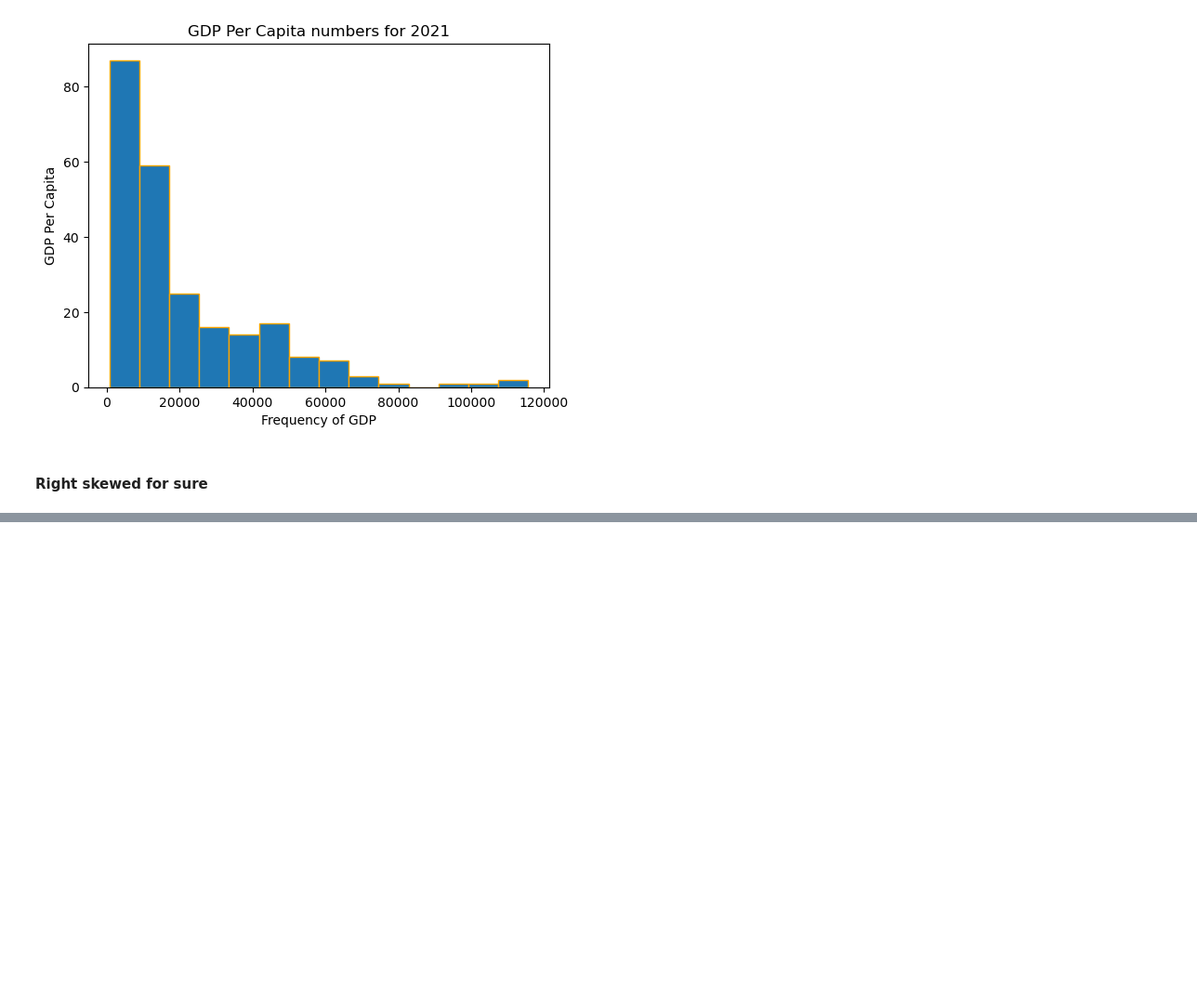
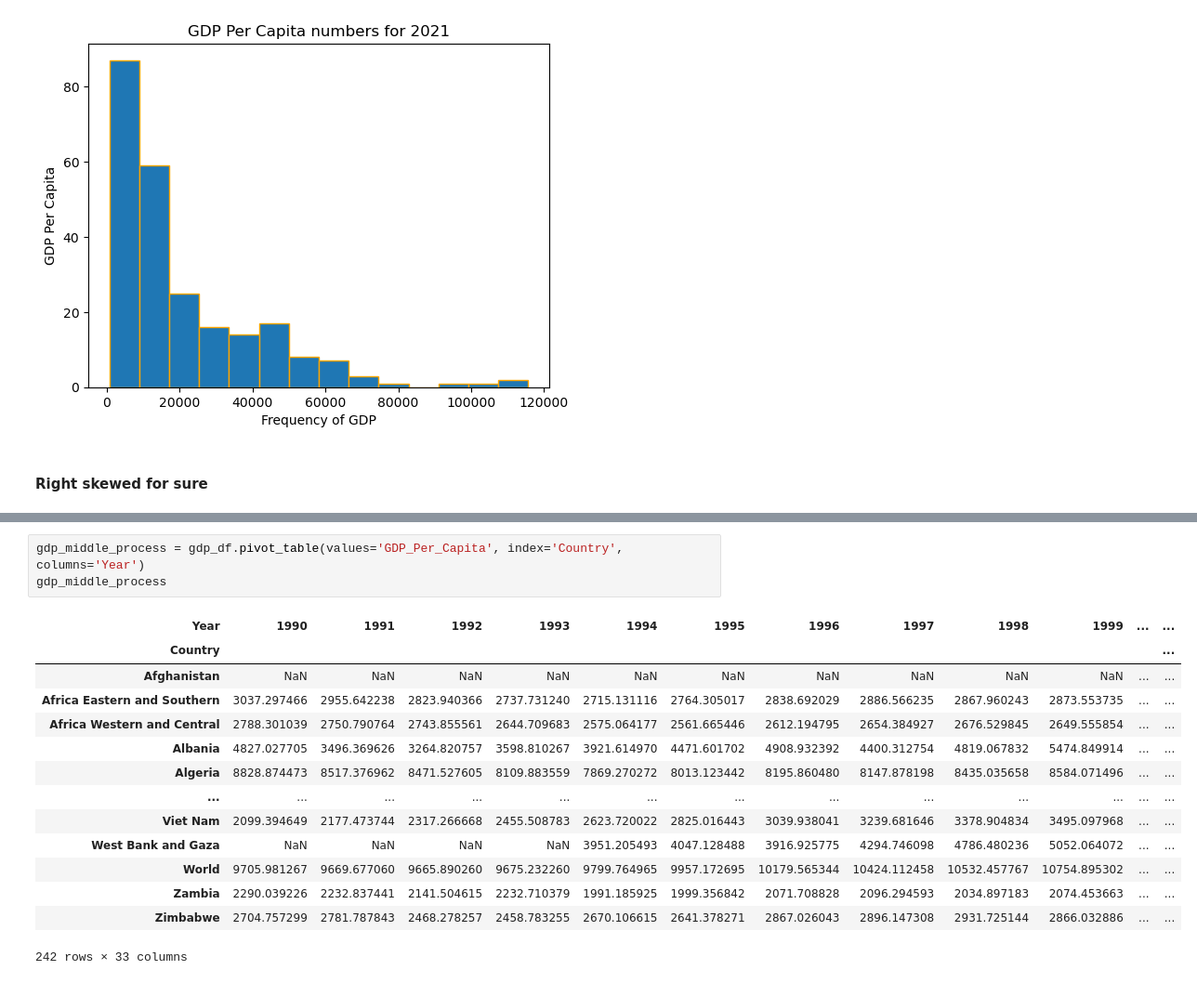
Before and after one commit to nss-data-science-cohort-8/un-exploration-catdgomez, a Jupyter notebook: notebooks/UN_Data_Exploration.ipynb, the cells around one changed output, grey strips where cells are left out. Shown: that part at 93% size. Cells and saved outputs as stored; diff of their text form; blank space fills up the shorter version.

Commit message:
complete through middle of number 19

```diff
--- a/notebooks/UN_Data_Exploration.ipynb
+++ b/notebooks/UN_Data_Exploration.ipynb
@@ -328,0 +393,18 @@ plt.title('GDP Per Capita numbers for 2021');
+# %%
+gdp_middle_process = gdp_df.pivot_table(values='GDP_Per_Capita', index='Country', columns='Year')
+gdp_middle_process
+# %% [output]
+| Year | 1990 | 1991 | 1992 | 1993 | 1994 | 1995 | 1996 | 1997 | 1998 | 1999 | ... | ... |
+| Country |  |  |  |  |  |  |  |  |  |  |  | ... |
+| Afghanistan | NaN | NaN | NaN | NaN | NaN | NaN | NaN | NaN | NaN | NaN | ... | ... |
+| Africa Eastern and Southern | 3037.297466 | 2955.642238 | 2823.940366 | 2737.731240 | 2715.131116 | 2764.305017 | 2838.692029 | 2886.566235 | 2867.960243 | 2873.553735 | ... | ... |
+| Africa Western and Central | 2788.301039 | 2750.790764 | 2743.855561 | 2644.709683 | 2575.064177 | 2561.665446 | 2612.194795 | 2654.384927 | 2676.529845 | 2649.555854 | ... | ... |
+| Albania | 4827.027705 | 3496.369626 | 3264.820757 | 3598.810267 | 3921.614970 | 4471.601702 | 4908.932392 | 4400.312754 | 4819.067832 | 5474.849914 | ... | ... |
+| Algeria | 8828.874473 | 8517.376962 | 8471.527605 | 8109.883559 | 7869.270272 | 8013.123442 | 8195.860480 | 8147.878198 | 8435.035658 | 8584.071496 | ... | ... |
+| ... | ... | ... | ... | ... | ... | ... | ... | ... | ... | ... | ... | ... |
+| Viet Nam | 2099.394649 | 2177.473744 | 2317.266668 | 2455.508783 | 2623.720022 | 2825.016443 | 3039.938041 | 3239.681646 | 3378.904834 | 3495.097968 | ... | ... |
+| West Bank and Gaza | NaN | NaN | NaN | NaN | 3951.205493 | 4047.128488 | 3916.925775 | 4294.746098 | 4786.480236 | 5052.064072 | ... | ... |
+| World | 9705.981267 | 9669.677060 | 9665.890260 | 9675.232260 | 9799.764965 | 9957.172695 | 10179.565344 | 10424.112458 | 10532.457767 | 10754.895302 | ... | ... |
+| Zambia | 2290.039226 | 2232.837441 | 2141.504615 | 2232.710379 | 1991.185925 | 1999.356842 | 2071.708828 | 2096.294593 | 2034.897183 | 2074.453663 | ... | ... |
+| Zimbabwe | 2704.757299 | 2781.787843 | 2468.278257 | 2458.783255 | 2670.106615 | 2641.378271 | 2867.026043 | 2896.147308 | 2931.725144 | 2866.032886 | ... | ... |
+242 rows × 33 columns
```
Also changed, not shown: parts of 43 cells of this notebook.
